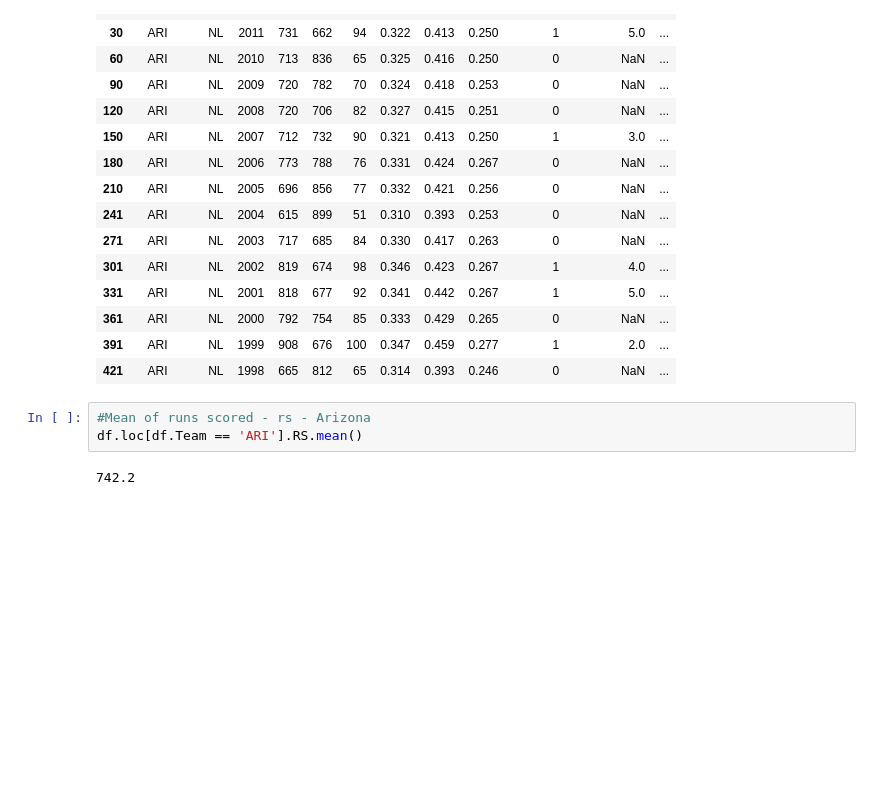
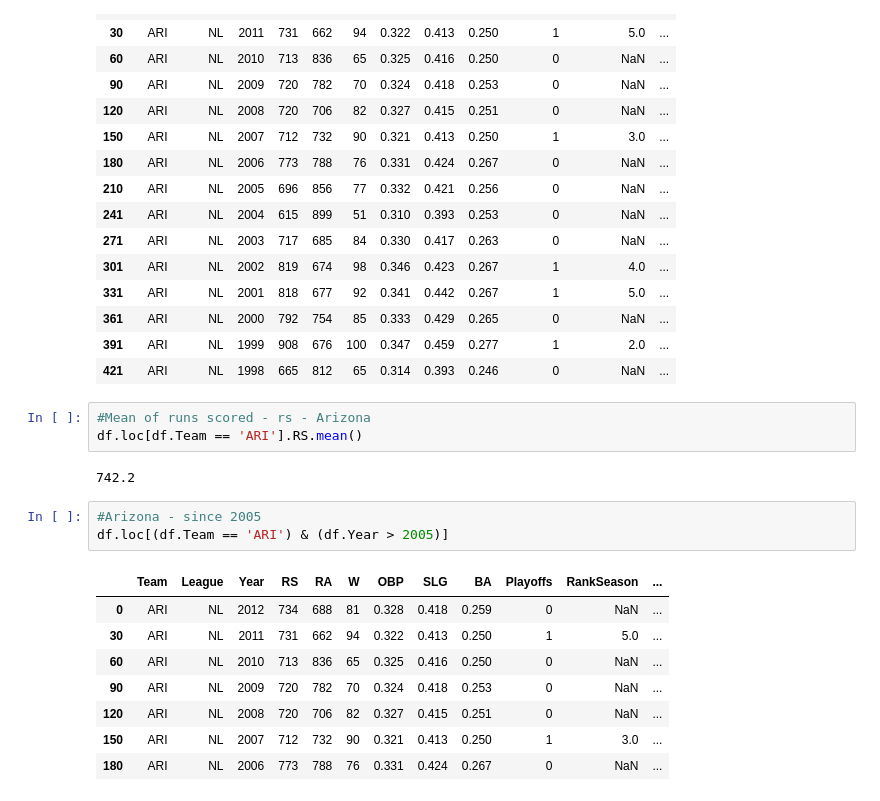
Before and after one commit to Nimira43/Business-Data-Analytics-Intelligence, a Jupyter notebook: Basic_Statistics.ipynb, the cells around one changed output. Drawn from its saved outputs; the diff is of its cells as text; blank space fills up the shorter version.

```diff
--- a/Basic_Statistics.ipynb
+++ b/Basic_Statistics.ipynb
@@ -54,5 +54,17 @@ df.loc[df.Team == 'ARI']
 df.loc[df.Team == 'ARI'].RS.mean()
 # %% [output]
 742.2
+# %%
+#Arizona - since 2005
+df.loc[(df.Team == 'ARI') & (df.Year > 2005)]
+# %% [output]
+|  | Team | League | Year | RS | RA | W | OBP | SLG | BA | Playoffs | RankSeason | ... |
+| 0 | ARI | NL | 2012 | 734 | 688 | 81 | 0.328 | 0.418 | 0.259 | 0 | NaN | ... |
+| 30 | ARI | NL | 2011 | 731 | 662 | 94 | 0.322 | 0.413 | 0.250 | 1 | 5.0 | ... |
+| 60 | ARI | NL | 2010 | 713 | 836 | 65 | 0.325 | 0.416 | 0.250 | 0 | NaN | ... |
+| 90 | ARI | NL | 2009 | 720 | 782 | 70 | 0.324 | 0.418 | 0.253 | 0 | NaN | ... |
+| 120 | ARI | NL | 2008 | 720 | 706 | 82 | 0.327 | 0.415 | 0.251 | 0 | NaN | ... |
+| 150 | ARI | NL | 2007 | 712 | 732 | 90 | 0.321 | 0.413 | 0.250 | 1 | 3.0 | ... |
+| 180 | ARI | NL | 2006 | 773 | 788 | 76 | 0.331 | 0.424 | 0.267 | 0 | NaN | ... |
 # %%
 #Mean of runs scored - rs - Arizona - since 2005
```
Also changed, not shown: parts of 10 cells of this notebook.
